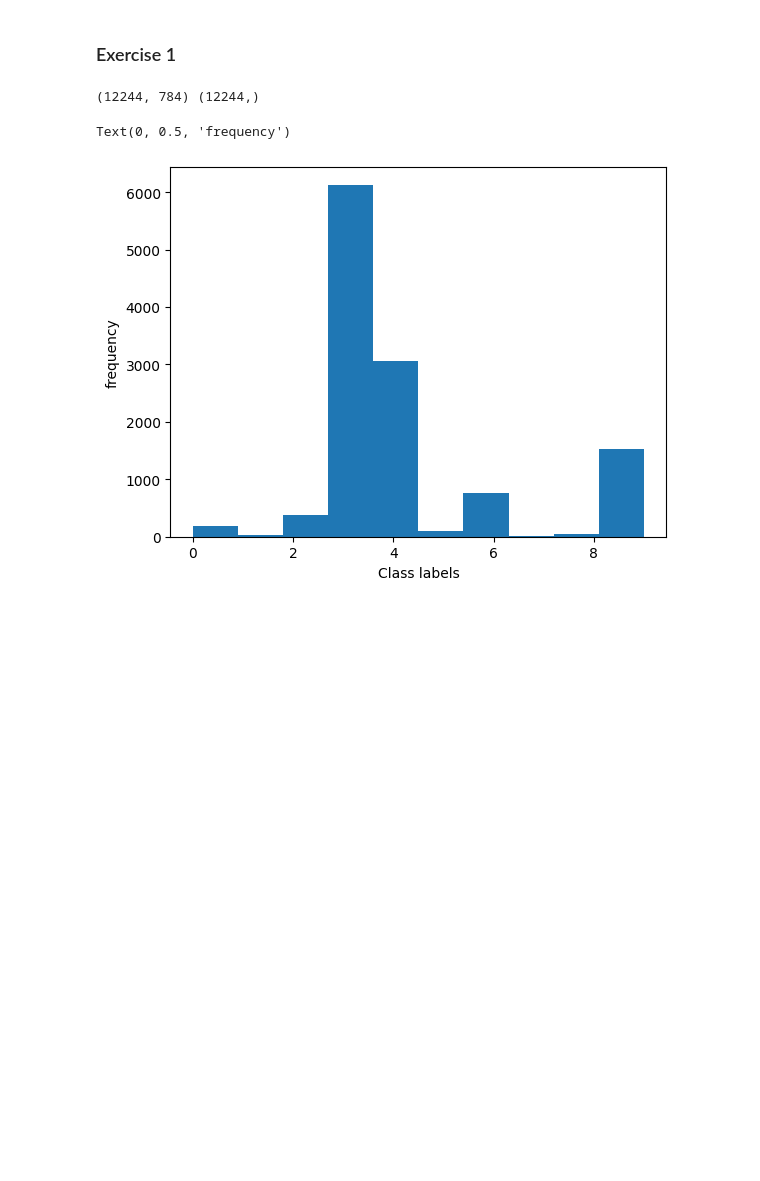
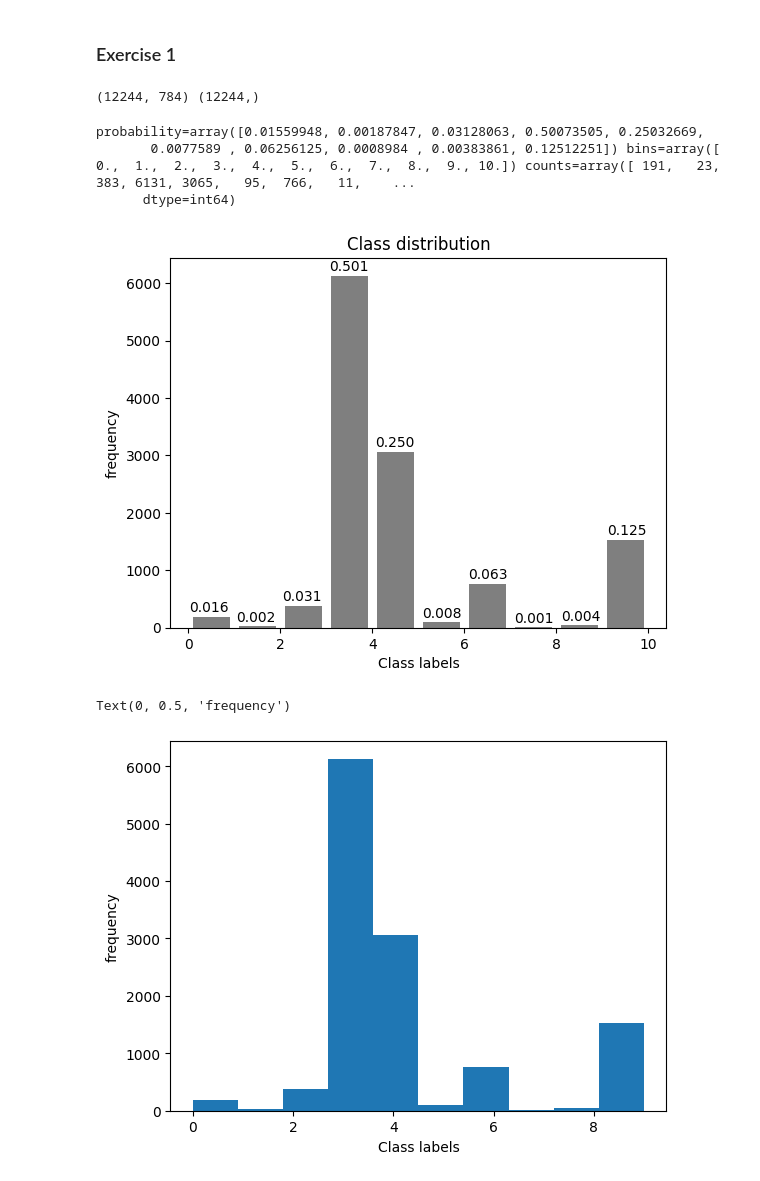
Before and after one commit to krisrjensen/csc730, a Jupyter notebook: assignment 1/Assignment_1.ipynb, the cells around one changed output. Drawn from its saved outputs; the diff is of its cells as text; code cells hidden in the pictures; blank space fills up the shorter version.

```diff
--- a/assignment 1/Assignment_1.ipynb
+++ b/assignment 1/Assignment_1.ipynb
@@ -14,3 +14,6 @@ from sklearn.cluster import KMeans
 from sklearn.metrics import confusion_matrix
 from sklearn.manifold import TSNE
 from sklearn import datasets, metrics
+
+google = False
+data_path = 'G:/My Drive/csc730'
@@ -17,12 +25,35 @@ from sklearn import datasets, metrics
 # %%
 # %matplotlib qt
 # %%
-X_y = np.load('skewed_MNIST.npy')
+if google==True:
+    X_y = np.load(f'{data_path}/skewed_MNIST.npy')
+else:
+    X_y = np.load(f'{data_path}/skewed_MNIST.npy')
 X = X_y[:,:-1]
 y = X_y[:,-1]
 print(X.shape,y.shape)
 # %% [output]
 (12244, 784) (12244,)
+# %%
+plt.hist(y.astype(int), bins=np.linspace(0,10,11), color='black', alpha=0.5, rwidth=0.8)
+plt.xlabel('Class labels')
+plt.ylabel('frequency')
+plt.title('Class distribution')
+
+probability, bins = np.histogram(y, bins=np.linspace(0,10,11), density=True)
+counts, bins = np.histogram(y, bins=np.linspace(0,10,11))
+
+print(f'{probability=} {bins=} {counts=}')
+
+for i in range(len(probability)):
+    plt.text(bins[i]+i/100+0.45, counts[i]+30, f'{probability[i]:.3f}', ha='center', va='bottom')
+
+plt.show()
+# %% [output]
+probability=array([0.01559948, 0.00187847, 0.03128063, 0.50073505, 0.25032669,
+       0.0077589 , 0.06256125, 0.0008984 , 0.00383861, 0.12512251]) bins=array([ 0.,  1.,  2.,  3.,  4.,  5.,  6.,  7.,  8.,  9., 10.]) counts=array([ 191,   23,  383, 6131, 3065,   95,  766,   11,    ...
+      dtype=int64)
+[figure, added]
 # %%
 plt.hist(y)
 plt.xlabel('Class labels')
```
Also changed, not shown: parts of 3 cells of this notebook, 13 other files.
